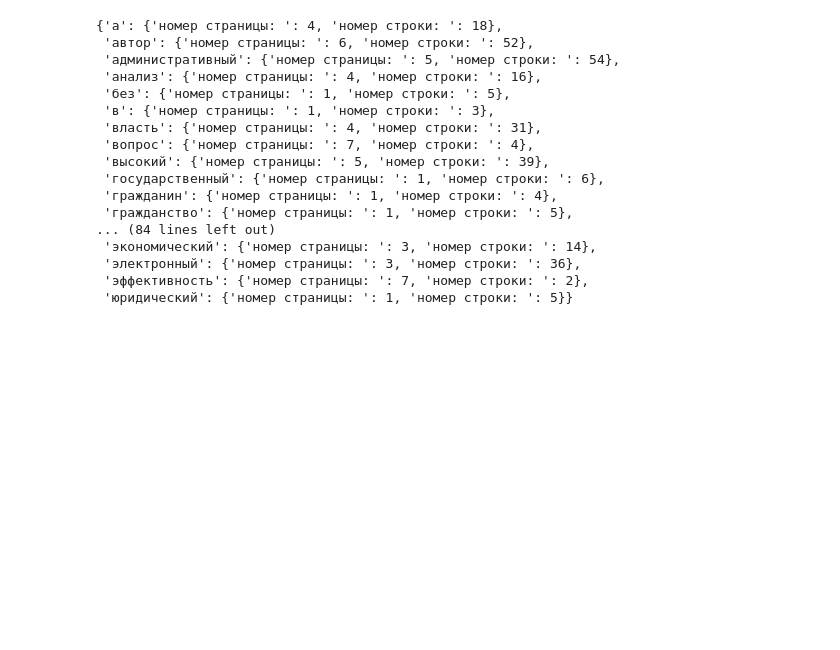
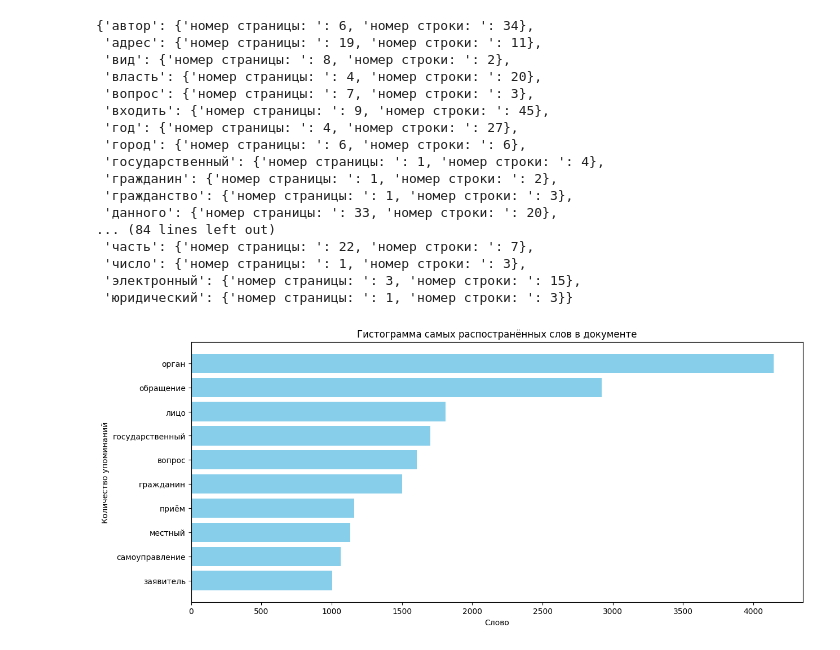
Before and after one commit to BLRGoD/IRFM_NLP_lab, a Jupyter notebook: jupyter_file.ipynb, the cells around one changed output. Saved outputs shown, nothing was run; the diff lists cells and outputs as text; code cells hidden in the pictures; blank space fills up the shorter version.

```diff
--- a/jupyter_file.ipynb
+++ b/jupyter_file.ipynb
@@ -21,14 +22,11 @@ def preprocess_text(doc):
     stop_words = set(stopwords.words('russian'))
     cleaned_tokens = []
     for token in doc:
-        if not token.is_space and not token.is_punct and not token.like_num and not token.is_title and token.text not in stop_words:
+        if not token.is_space and not token.is_punct and not token.like_num and not token.is_title and token.text not in stop_words and re.search(r'[^а-яА-Я\n]', token.text) is None:
             cleaned_tokens.append(token.lemma_.lower())
         # if token.is_title:
         #     cleaned_tokens.append(token.text)
     return cleaned_tokens
-# %%
-for i in range(0, len(doc)):
-    print(i,' токен: ', doc[i].text)
 # %%
 def generate_index(doc, words_list):
     index = {}
@@ -57,6 +75,6 @@ def generate_index(doc, words_list):
 # %%
 nlp = spacy.load('ru_core_news_lg')
-doc = pdf_reader('met_recommendations-1-15.pdf', nlp)
+doc = pdf_reader('met_recommendations.pdf', nlp)
 
 
 cleaned_text = preprocess_text(doc)
@@ -69,27 +87,33 @@ main_words_usage = sorted_word_usage[0:100]
 
 main_words = [i[0] for i in main_words_usage]
 
-# print(doc[2])
-# print(ord('\n'))
 x = generate_index(doc, main_words)
 pprint.pprint(x)
-# print(sorted_word_usage)
 # %% [output]
-{'а': {'номер страницы: ': 4, 'номер строки: ': 18},
- 'автор': {'номер страницы: ': 6, 'номер строки: ': 52},
- 'административный': {'номер страницы: ': 5, 'номер строки: ': 54},
- 'анализ': {'номер страницы: ': 4, 'номер строки: ': 16},
- 'без': {'номер страницы: ': 1, 'номер строки: ': 5},
- 'в': {'номер страницы: ': 1, 'номер строки: ': 3},
- 'власть': {'номер страницы: ': 4, 'номер строки: ': 31},
- 'вопрос': {'номер страницы: ': 7, 'номер строки: ': 4},
- 'высокий': {'номер страницы: ': 5, 'номер строки: ': 39},
- 'государственный': {'номер страницы: ': 1, 'номер строки: ': 6},
- 'гражданин': {'номер страницы: ': 1, 'номер строки: ': 4},
- 'гражданство': {'номер страницы: ': 1, 'номер строки: ': 5},
+{'автор': {'номер страницы: ': 6, 'номер строки: ': 34},
+ 'адрес': {'номер страницы: ': 19, 'номер строки: ': 11},
+ 'вид': {'номер страницы: ': 8, 'номер строки: ': 2},
+ 'власть': {'номер страницы: ': 4, 'номер строки: ': 20},
+ 'вопрос': {'номер страницы: ': 7, 'номер строки: ': 3},
+ 'входить': {'номер страницы: ': 9, 'номер строки: ': 45},
+ 'год': {'номер страницы: ': 4, 'номер строки: ': 27},
+ 'город': {'номер страницы: ': 6, 'номер строки: ': 6},
+ 'государственный': {'номер страницы: ': 1, 'номер строки: ': 4},
+ 'гражданин': {'номер страницы: ': 1, 'номер строки: ': 2},
+ 'гражданство': {'номер страницы: ': 1, 'номер строки: ': 3},
+ 'данного': {'номер страницы: ': 33, 'номер строки: ': 20},
 ... (84 lines left out)
- 'экономический': {'номер страницы: ': 3, 'номер строки: ': 14},
- 'электронный': {'номер страницы: ': 3, 'номер строки: ': 36},
- 'эффективность': {'номер страницы: ': 7, 'номер строки: ': 2},
- 'юридический': {'номер страницы: ': 1, 'номер строки: ': 5}}
+ 'часть': {'номер страницы: ': 22, 'номер строки: ': 7},
+ 'число': {'номер страницы: ': 1, 'номер строки: ': 3},
+ 'электронный': {'номер страницы: ': 3, 'номер строки: ': 15},
+ 'юридический': {'номер страницы: ': 1, 'номер строки: ': 3}}
+# %%
+plt.figure(figsize=(14, 6)) # Построение горизонтальной гистограммы
+plt.barh([i[0] for i in main_words_usage[0:10]][::-1], [i[1] for i in main_words_usage[0:10]][::-1], color='skyblue')
+plt.xlabel("Слово")
+plt.ylabel("Количество упоминаний")
+plt.title("Гистограмма самых распостранённых слов в документе")
+plt.show()
+# %% [output]
+[figure, added]
 # %%
```
Also changed, not shown: parts of 8 cells of this notebook, 2 other files.
